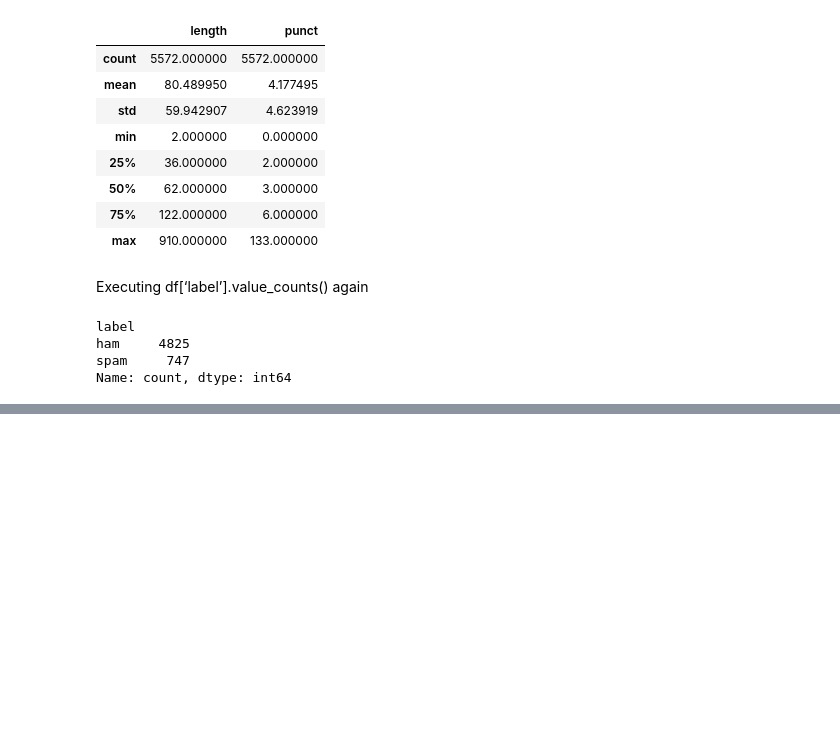
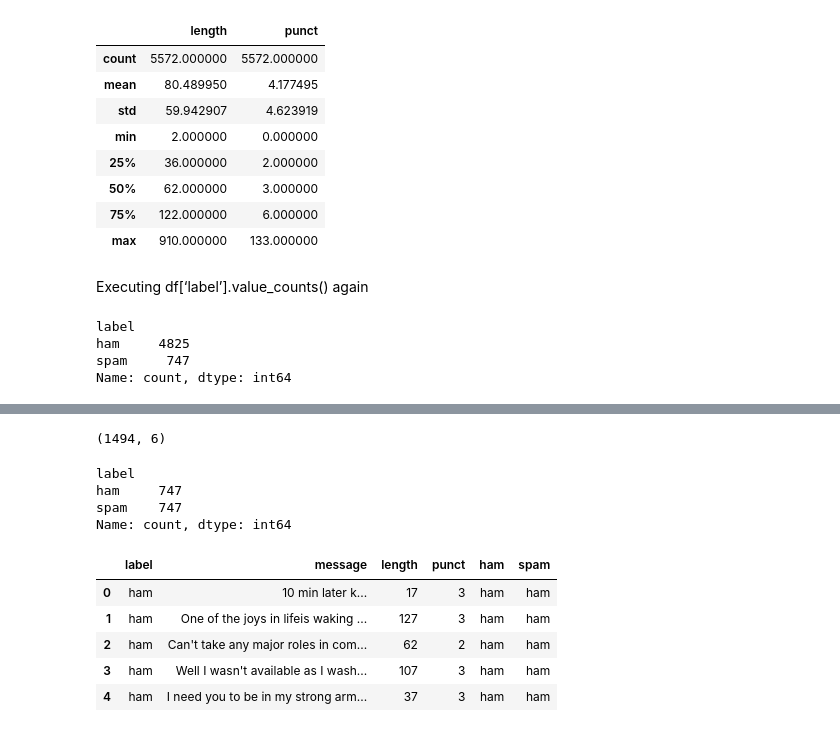
Before and after one commit to carlosyabreu/spam-machine-learning, a Jupyter notebook: SpamML.ipynb, the cells around one changed output, grey strips where cells are left out. Drawn from its saved outputs; the diff is of its cells as text; code cells hidden in the pictures; blank space fills up the shorter version.

```diff
--- a/SpamML.ipynb
+++ b/SpamML.ipynb
@@ -131,0 +134,3 @@ Name: count, dtype: int64
+# %%
+ham = df[df['label'] == 'ham']
+print(ham)
@@ -131,0 +157,3 @@ Name: count, dtype: int64
+# %%
+spam = df[df['label'] == 'spam']
+print(spam)
@@ -131,0 +186,2 @@ Name: count, dtype: int64
+# %%
+ham = ham.sample(spam.shape[0])
@@ -131,0 +195,3 @@ Name: count, dtype: int64
+# %%
+data = pd.concat([ham, spam], ignore_index=True)
+print(data)
@@ -131,0 +216,20 @@ Name: count, dtype: int64
+# %%
+data.shape
+# %% [output]
+(1494, 6)
+# %%
+data['label'].value_counts()
+# %% [output]
+label
+ham     747
+spam    747
+Name: count, dtype: int64
+# %%
+data.head()
+# %% [output]
+|  | label | message | length | punct | ham | spam |
+| 0 | ham | 10 min later k... | 17 | 3 | ham | ham |
+| 1 | ham | One of the joys in lifeis waking ... | 127 | 3 | ham | ham |
+| 2 | ham | Can't take any major roles in com... | 62 | 2 | ham | ham |
+| 3 | ham | Well I wasn't available as I wash... | 107 | 3 | ham | ham |
+| 4 | ham | I need you to be in my strong arm... | 37 | 3 | ham | ham |
```
Also changed, not shown: parts of 14 cells of this notebook.
